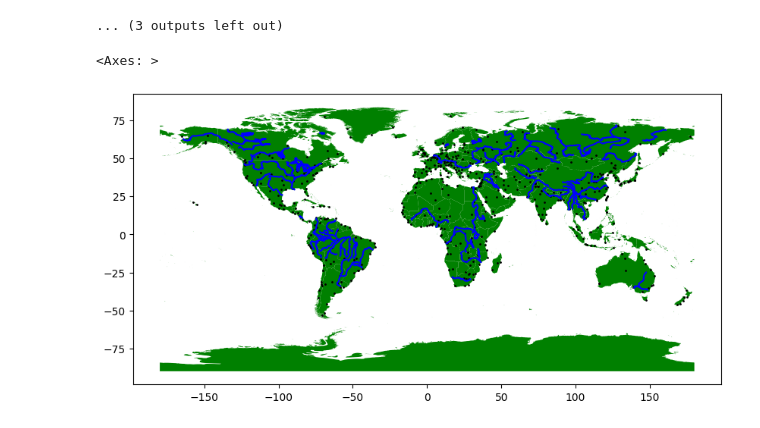
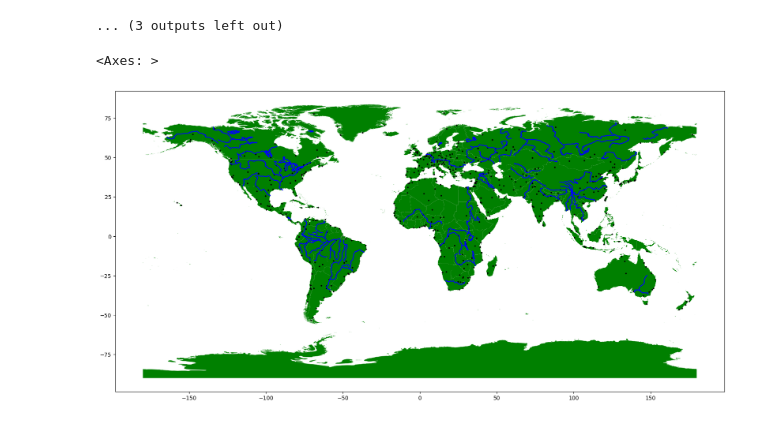
Before and after one commit to vinconig/1IAS21-1, a Jupyter notebook: Notebook.ipynb, the cells around one changed output. Saved outputs shown, nothing was run; the diff lists cells and outputs as text; code cells hidden in the pictures.

```diff
--- a/Notebook.ipynb
+++ b/Notebook.ipynb
@@ -57,38 +77,37 @@ Processing: World_Cities.zip
 # %%
 
 color_map = {
-    "World_Cities": "black",
     "World_Countries" : "green",
     "World_Hydrography": "blue",
 }
 gdfs = []
 
 # loop over all zips
 for zip_file in folder.glob("*.zip"):
     gdf = gpd.read_file(zip_file)
     gdf["source"] = zip_file.stem   # add a column to identify source
     gdfs.append(gdf)
 
 # 2. Combine them into one GeoDataFrame
 combined = gpd.GeoDataFrame(
     pd.concat(gdfs, ignore_index=True),
     crs=gdfs[0].crs
 )
 
 # Assign colors to a new column
 combined["color"] = combined["source"].map(color_map).fillna("gray")
 
 # plot with different colors per source according to color_map
-fig, ax = plt.subplots(figsize=(10, 6))
+fig, ax = plt.subplots(figsize=(20, 12))
 
 for gdf in gdfs:  # this respects the order from folder.glob() so that the World is mapped first, then cities and rivers on top
     src = gdf["source"].iloc[0]
-    if src == "World_Cities":   # 👈 skip cities here
+    if src == "World_Cities":   # 👈 skip others here
         continue
     gdf.plot(ax=ax, color=color_map.get(src, "gray"), label=src)
 
 cities = combined[combined["source"] == "World_Cities"]
-cities.plot(ax=ax, color="black", markersize=1, label="Cities")
+cities.plot(ax=ax, color="black", markersize=3, label="Cities")
 # %% [output]
 <Axes: >
-[figure, old version]
+[figure, new version]
```
Also changed, not shown: parts of 4 cells of this notebook.
